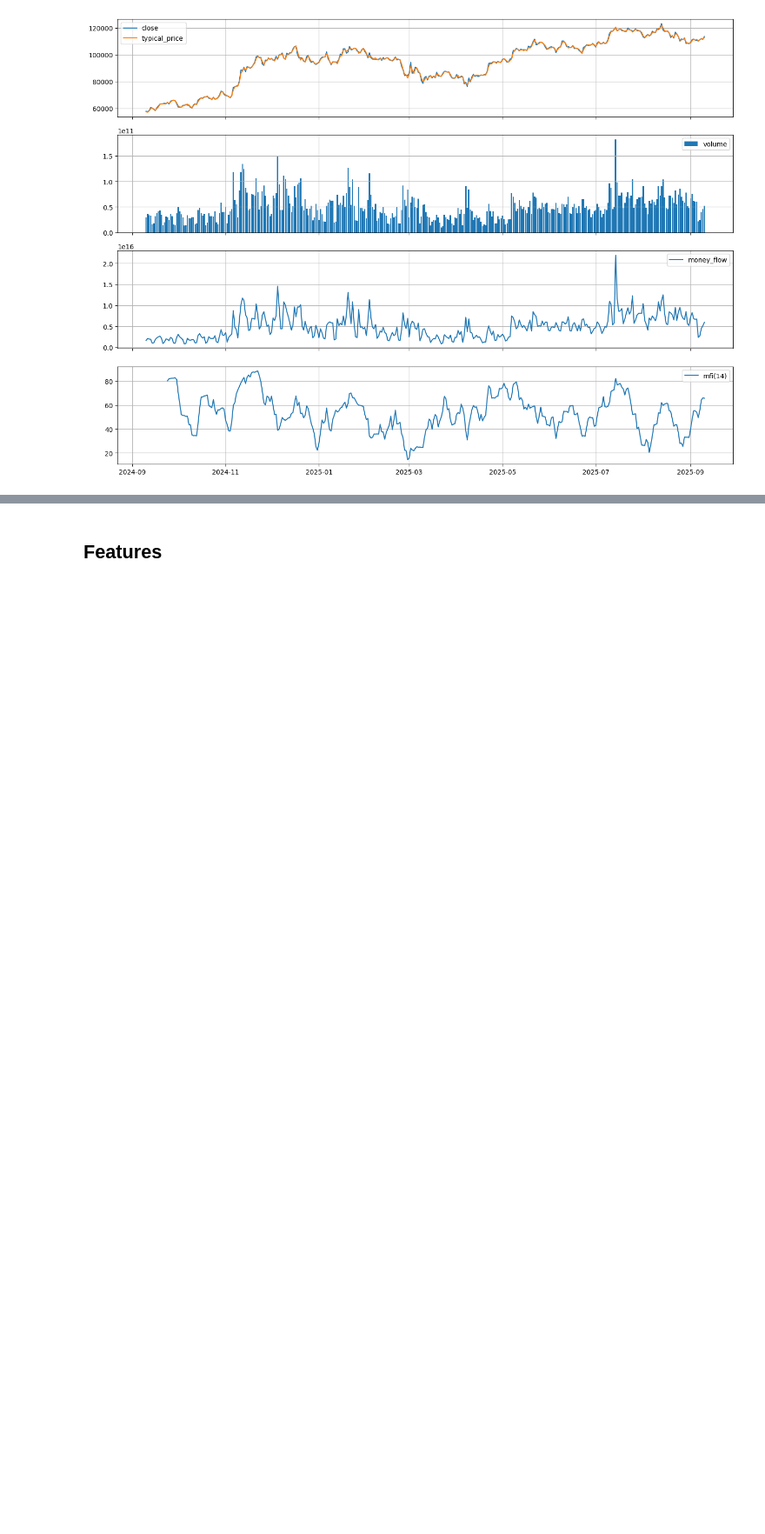
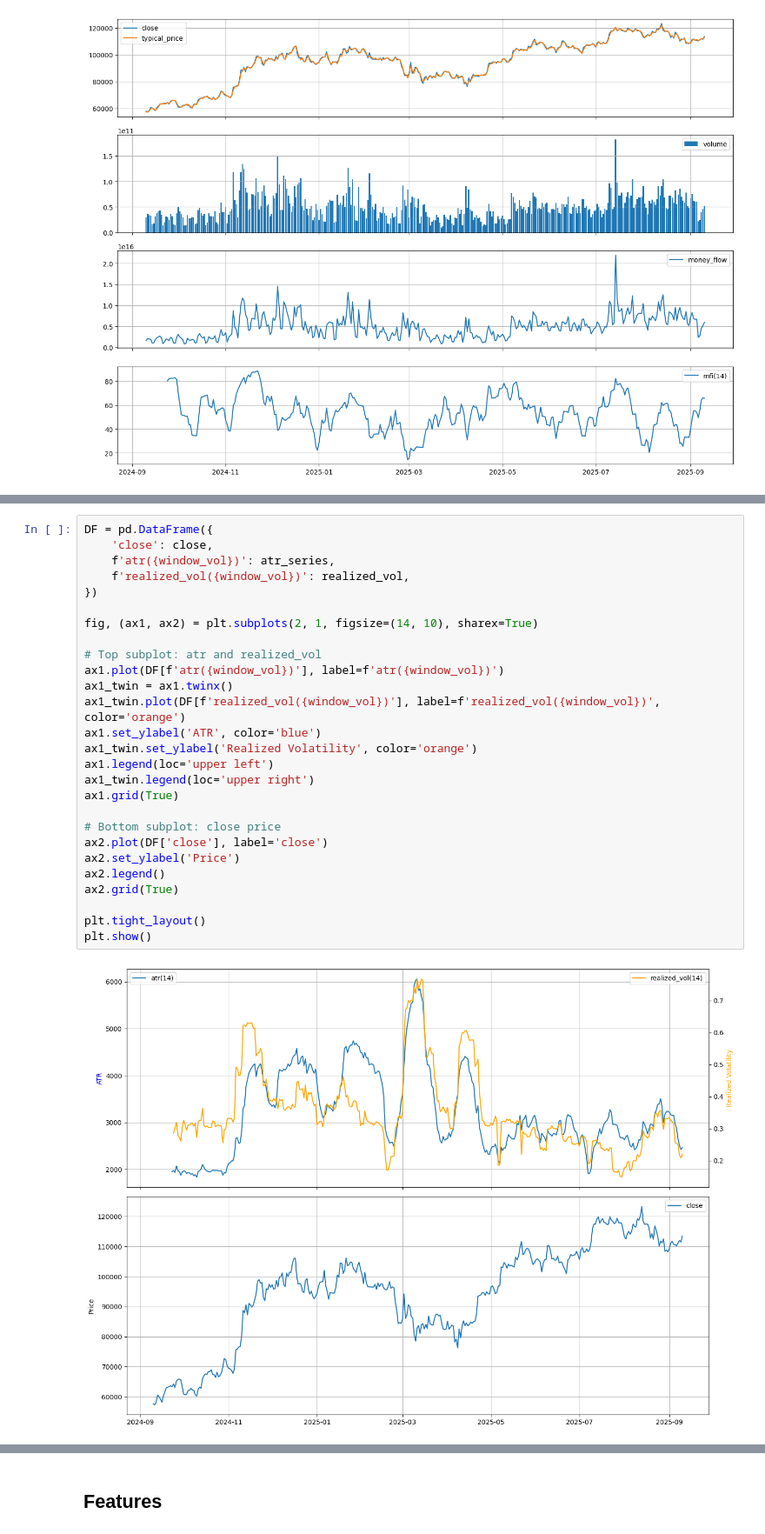
Before and after one commit to pyt3r/springboard-package, a Jupyter notebook: capstone/1_Features_and_Target.ipynb, the cells around one changed output, grey strips where cells are left out. Shown at 87% size. Cells and saved outputs as stored; diff of their text form; blank space fills up the shorter version.

```diff
--- a/capstone/1_Features_and_Target.ipynb
+++ b/capstone/1_Features_and_Target.ipynb
@@ -457,0 +484,29 @@ plt.show()
+# %%
+DF = pd.DataFrame({
+    'close': close,
+    f'atr({window_vol})': atr_series,
+    f'realized_vol({window_vol})': realized_vol,
+})
+
+fig, (ax1, ax2) = plt.subplots(2, 1, figsize=(14, 10), sharex=True)
+
+# Top subplot: atr and realized_vol
+ax1.plot(DF[f'atr({window_vol})'], label=f'atr({window_vol})')
+ax1_twin = ax1.twinx()
+ax1_twin.plot(DF[f'realized_vol({window_vol})'], label=f'realized_vol({window_vol})', color='orange')
+ax1.set_ylabel('ATR', color='blue')
+ax1_twin.set_ylabel('Realized Volatility', color='orange')
+ax1.legend(loc='upper left')
+ax1_twin.legend(loc='upper right')
+ax1.grid(True)
+
+# Bottom subplot: close price
+ax2.plot(DF['close'], label='close')
+ax2.set_ylabel('Price')
+ax2.legend()
+ax2.grid(True)
+
+plt.tight_layout()
+plt.show()
+# %% [output]
+[figure, added]
```
Also changed, not shown: parts of 20 cells of this notebook.
